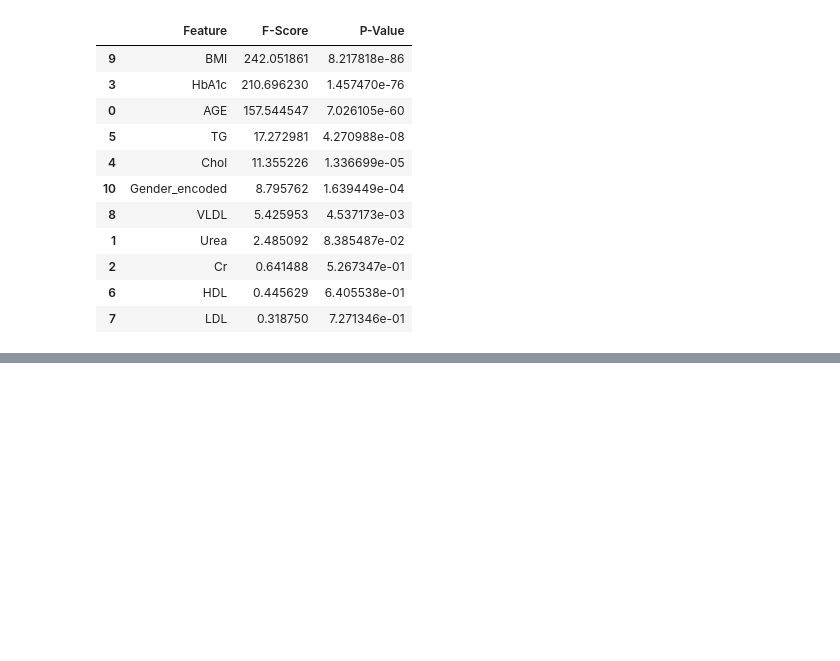
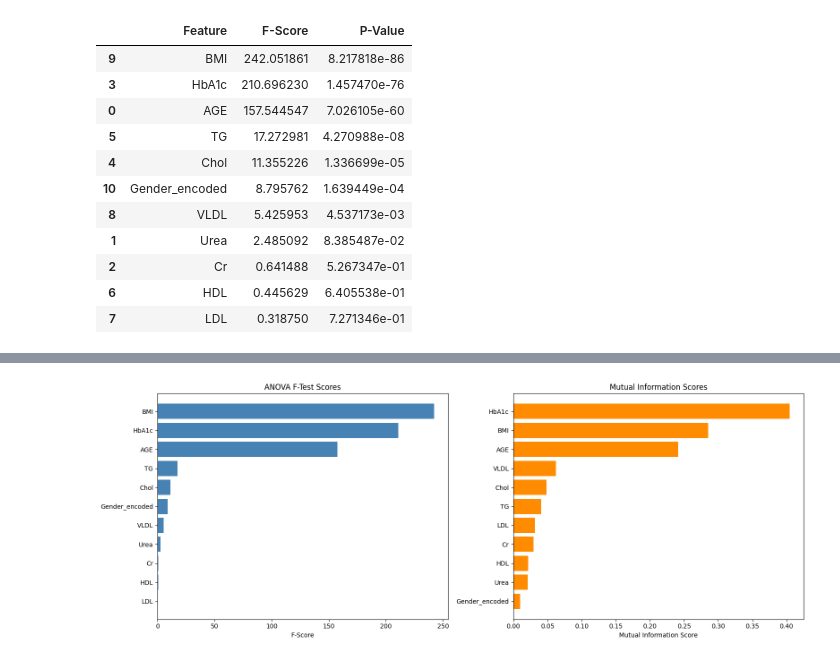
Before and after one commit to samirdahal888/Diabetes_Classification, a Jupyter notebook: notebooks/data_processing/data_processing.ipynb, the cells around one changed output, grey strips where cells are left out. Cells and saved outputs as stored; diff of their text form; code cells hidden in the pictures; blank space fills up the shorter version.

Commit message:
comparing  which features are most important for predicting diabetes

```diff
--- a/notebooks/data_processing/data_processing.ipynb
+++ b/notebooks/data_processing/data_processing.ipynb
@@ -65,3 +65,11 @@ anova_results
 | 2 | Cr | 0.641488 | 5.267347e-01 |
 | 6 | HDL | 0.445629 | 6.405538e-01 |
 | 7 | LDL | 0.318750 | 7.271346e-01 |
+# %%
+mi_scores = mutual_info_classif(X, y, random_state=42)
+
+mi_results = pd.DataFrame({"Feature": X.columns, "MI-Score": mi_scores}).sort_values(
+    "MI-Score", ascending=False
+)
+
+mi_results
@@ -67,0 +89,20 @@ anova_results
+# %%
+# Compare which features are most important for predicting diabetes
+import matplotlib.pyplot as plt
+
+fig, axes = plt.subplots(1, 2, figsize=(16, 6))
+
+axes[0].barh(anova_results["Feature"], anova_results["F-Score"], color="steelblue")
+axes[0].set_xlabel("F-Score")
+axes[0].set_title("ANOVA F-Test Scores")
+axes[0].invert_yaxis()
+
+axes[1].barh(mi_results["Feature"], mi_results["MI-Score"], color="darkorange")
+axes[1].set_xlabel("Mutual Information Score")
+axes[1].set_title("Mutual Information Scores")
+axes[1].invert_yaxis()
+
+plt.tight_layout()
+plt.show()
+# %% [output]
+[figure, added]
```
Also changed, not shown: parts of 2 cells of this notebook.
